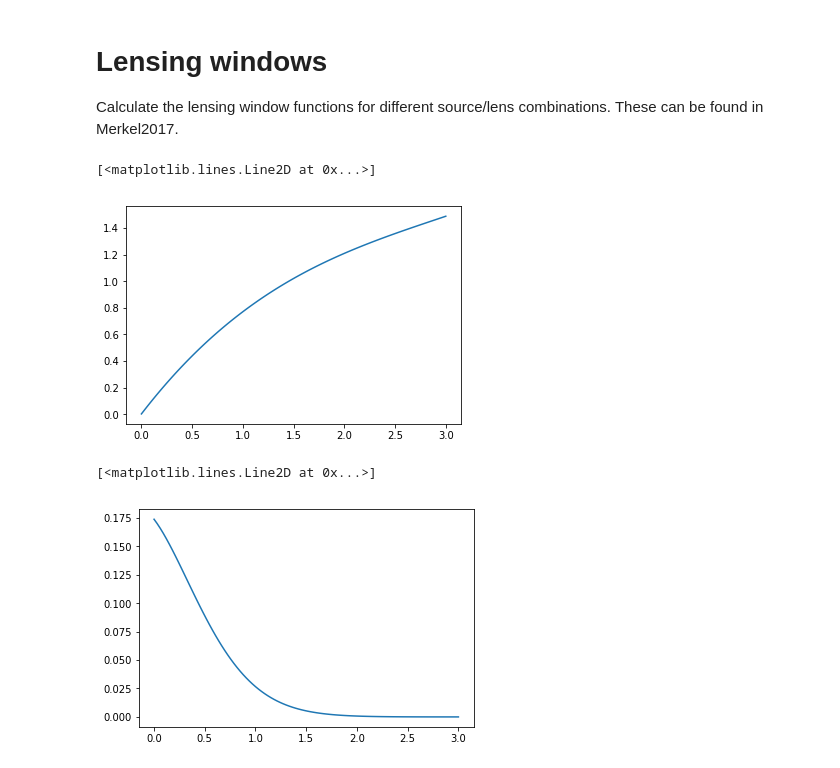
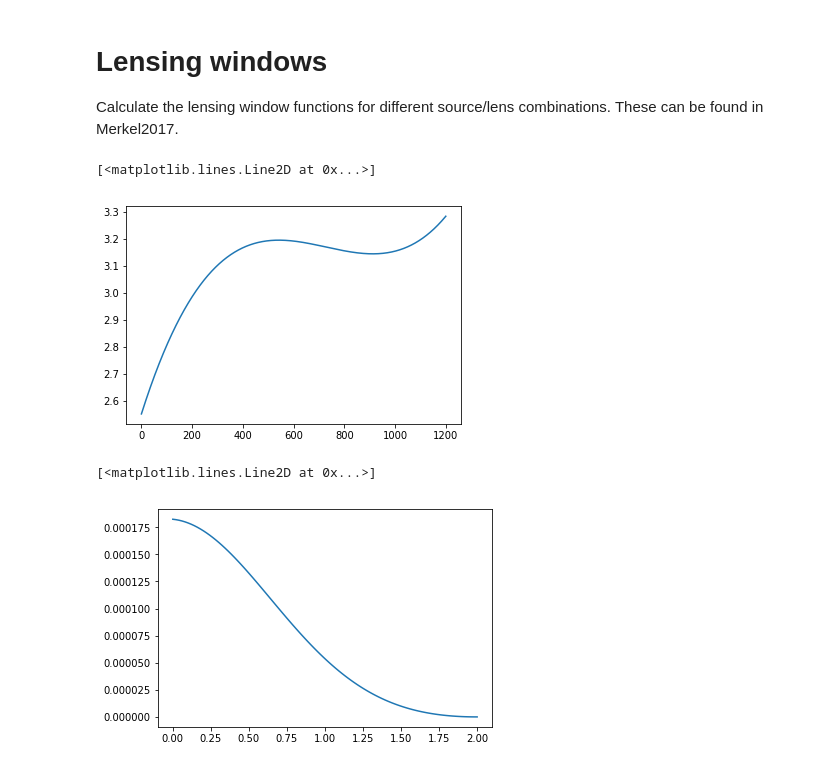
Before and after one commit to tmcclintock/Scratch-Work, a Jupyter notebook: lensing_efficiency/Lensing-window-functions.ipynb, the cells around one changed output. Drawn from its saved outputs; the diff is of its cells as text; code cells hidden in the pictures.

```diff
--- a/lensing_efficiency/Lensing-window-functions.ipynb
+++ b/lensing_efficiency/Lensing-window-functions.ipynb
@@ -23,22 +23,23 @@ def Hz(z):
 def n(z):
     return z**2*np.exp(-(z/0.64)**1.5)
 
-zmin, zmax = 0, 3
-z = np.linspace(zmin, zmax, 100)
-chis = np.array([quad(Einv, 0, zi)[0] for zi in z])
-chi = UnivariateSpline(z, chis)
+zmin, zmax = 0, 1200
+z_chi = np.linspace(zmin, zmax, 10000)
+chis = np.array([quad(Einv, 0, zi)[0] for zi in z_chi])
+chi = UnivariateSpline(z_chi, chis)
 
-plt.plot(z, [chi(zi) for zi in z])
+plt.plot(z, [chi(zi) for zi in z_chi])
 # %% [output]
 [<matplotlib.lines.Line2D at 0x...>]
-[figure, old version]
+[figure, new version]
 # %%
-#Let's pretend that the comoving density of all sources is 1, so n=1
 def G_integrand(zp, z):
     return n(zp)*(1-chi(z)/chi(zp))
 
-W_G = np.array([(1+zi)*quad(G_integrand,zi,zmax,args=(zi,))[0] for zi in z])
+zdes = 2
+z = np.linspace(0, zdes, 100)
+W_G = np.array([(1+zi)*quad(G_integrand,zi,zdes,args=(zi,))[0] for zi in z])
 plt.plot(z, W_G)
 # %% [output]
 [<matplotlib.lines.Line2D at 0x...>]
-[figure, old version]
+[figure, new version]
```
Also changed, not shown: parts of 1 cell of this notebook.
